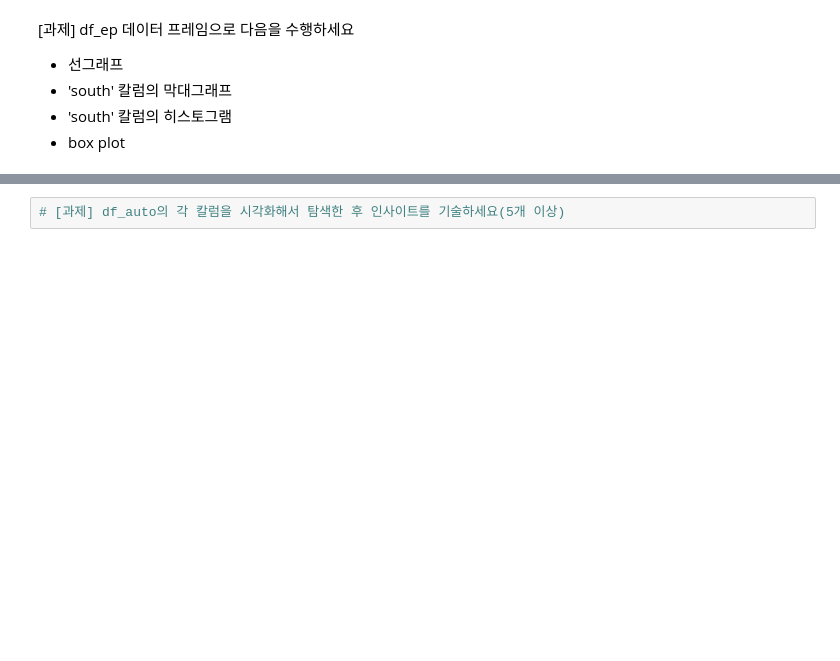
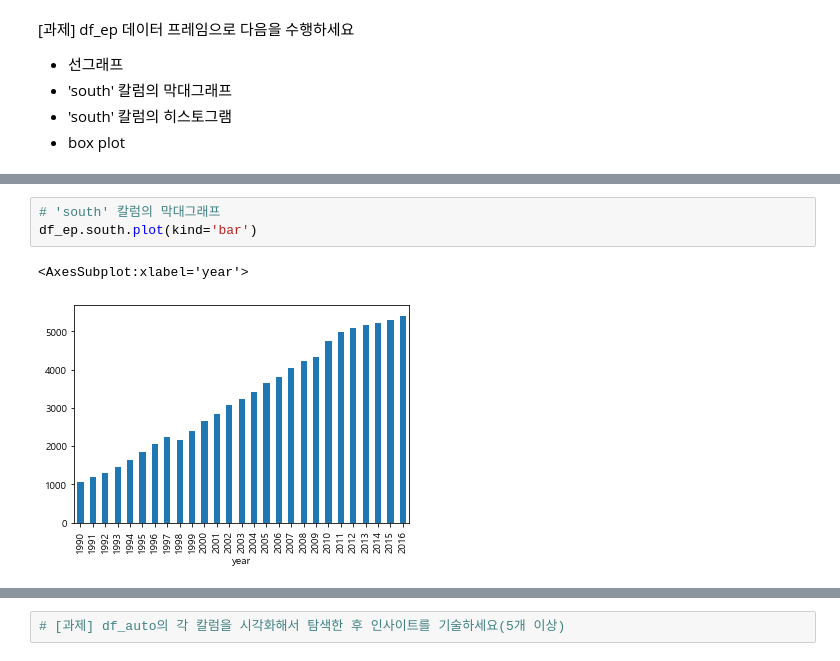
Before and after one commit to bnv20/kdt5, a Jupyter notebook: m2_분석라이브러리활용/visualization/시각화_기초.ipynb, the cells around one changed output, grey strips where cells are left out. Cells and saved outputs as stored; diff of their text form; blank space fills up the shorter version.

```diff
--- a/m2_분석라이브러리활용/visualization/시각화_기초.ipynb
+++ b/m2_분석라이브러리활용/visualization/시각화_기초.ipynb
@@ -201,0 +215,6 @@ Name: Close, dtype: int64
+# %%
+# 'south' 칼럼의 막대그래프
+df_ep.south.plot(kind='bar')
+# %% [output]
+<AxesSubplot:xlabel='year'>
+[figure, added]
```
Also changed, not shown: parts of 22 cells of this notebook.
